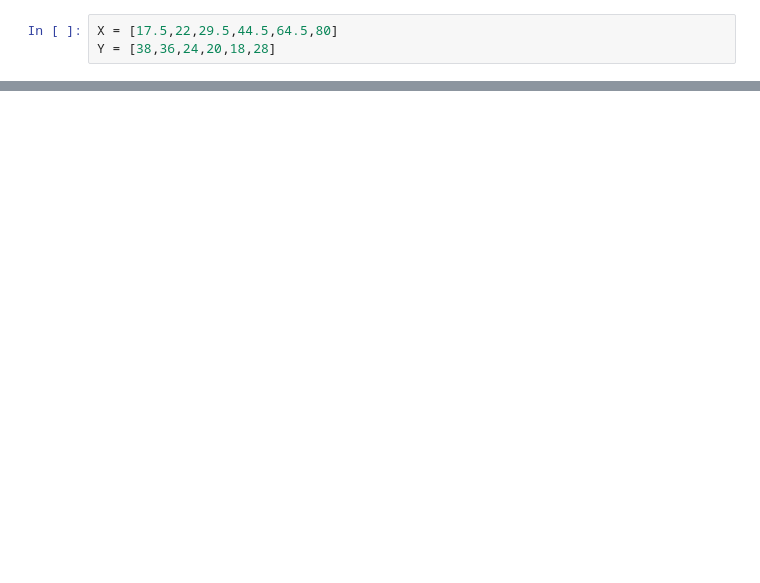
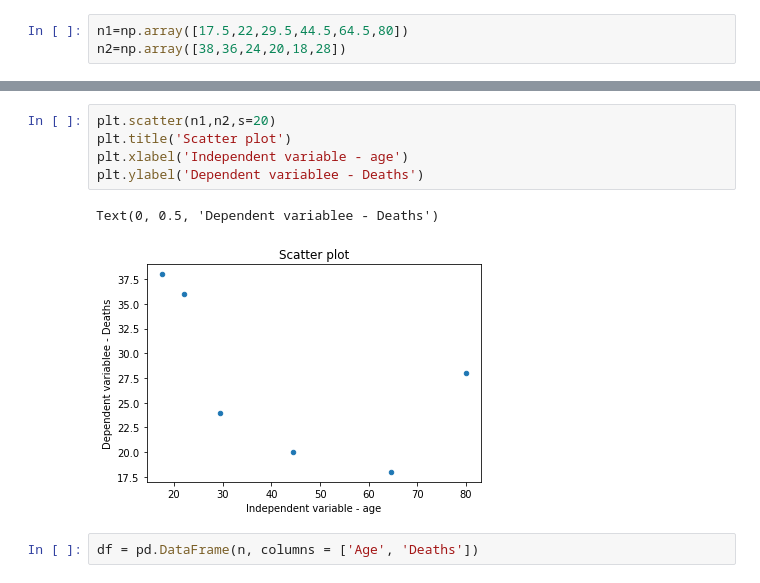
Before and after one commit to Mohitgahlot/Data-Mining, a Jupyter notebook: Lab6/Lab6.ipynb, the cells around one changed output, grey strips where cells are left out. Saved outputs shown, nothing was run; the diff lists cells and outputs as text; blank space fills up the shorter version.

```diff
--- a/Lab6/Lab6.ipynb
+++ b/Lab6/Lab6.ipynb
@@ -5,3 +7,3 @@ import matplotlib.pyplot as plt
 # %%
-X = [17.5,22,29.5,44.5,64.5,80]
-Y = [38,36,24,20,18,28]
+n1=np.array([17.5,22,29.5,44.5,64.5,80])
+n2=np.array([38,36,24,20,18,28])
@@ -12,0 +42,10 @@ plt.scatter(X,Y)
+# %%
+plt.scatter(n1,n2,s=20)
+plt.title('Scatter plot')
+plt.xlabel('Independent variable - age')
+plt.ylabel('Dependent variablee - Deaths')
+# %% [output]
+Text(0, 0.5, 'Dependent variablee - Deaths')
+[figure, added]
+# %%
+df = pd.DataFrame(n, columns = ['Age', 'Deaths'])
```
Also changed, not shown: parts of 26 cells of this notebook, 1 other file.
